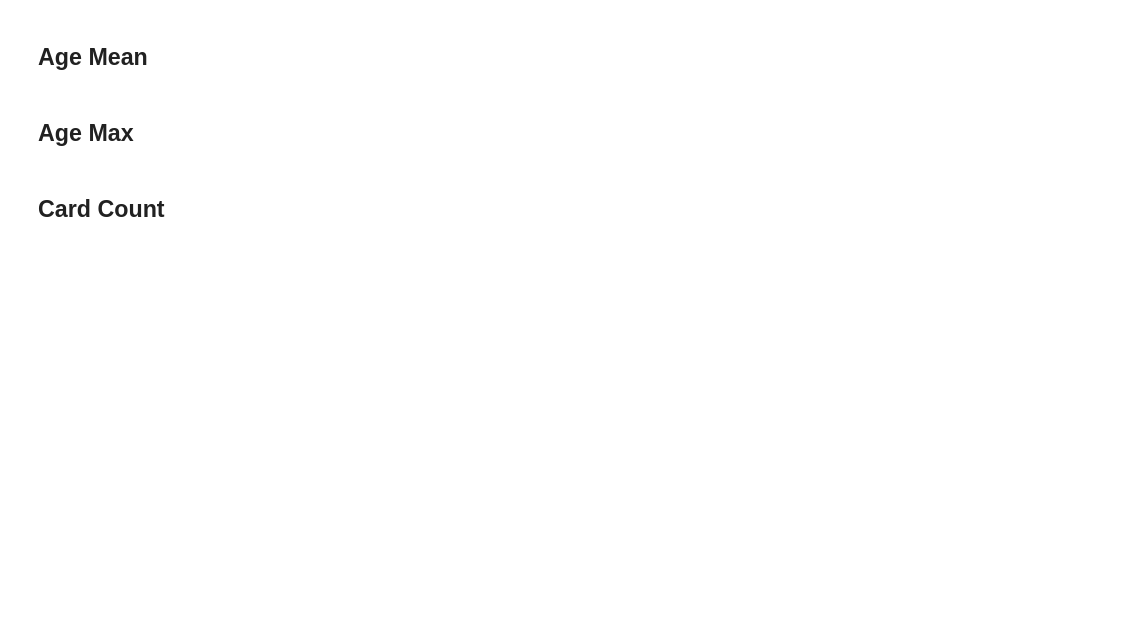
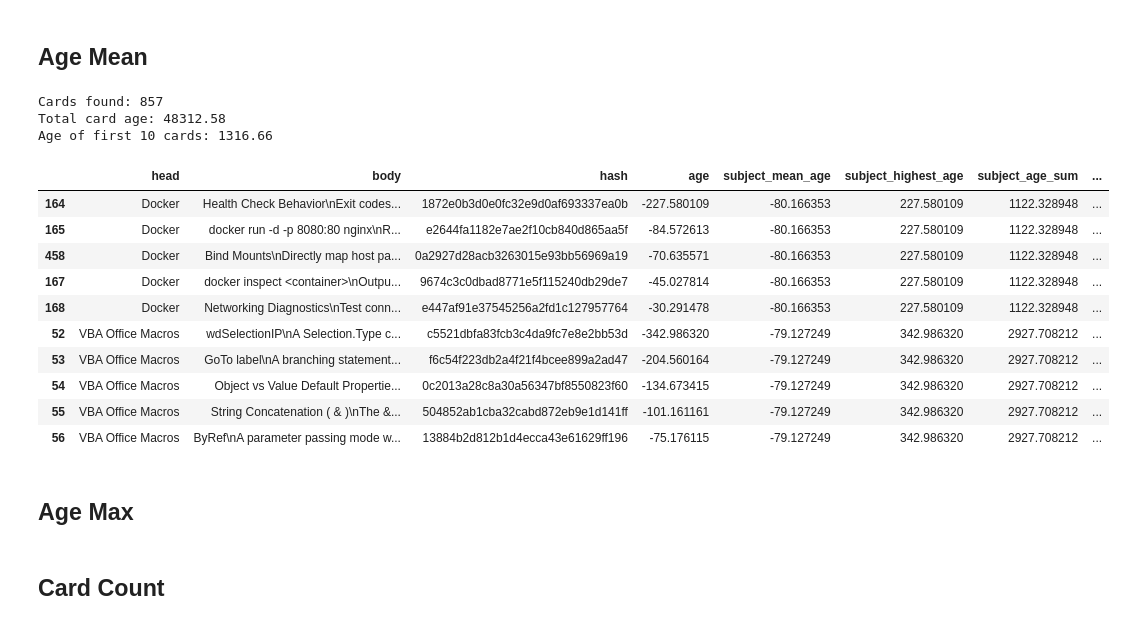
Before and after one commit to JayTY94/Certcards-refresh, a Jupyter notebook: shuffle.ipynb, the cells around one changed output. Drawn from its saved outputs; the diff is of its cells as text; code cells hidden in the pictures; blank space fills up the shorter version.

```diff
--- a/shuffle.ipynb
+++ b/shuffle.ipynb
@@ -250,16 +235,31 @@ Age of first 10 cards: 267.44
 # %% [markdown]
 ## Age Mean
 # %%
-# n=3
-# existing_cards['count'] = existing_cards.sort_values('age', ascending=False).groupby('head').cumcount()
-# existing_cards['n_fold'] = existing_cards['count'] % n
+n=3
+existing_cards['count'] = existing_cards.sort_values('age', ascending=False).groupby('head').cumcount()
+existing_cards['n_fold'] = existing_cards['count'] % n
 
-# existing_cards['subject_mean_age'] = existing_cards['subject_mean_age'] *-1
-# existing_cards['age'] = existing_cards['age'] *-1
-# existing_cards.sort_values(['n_fold', 'subject_mean_age', 'age'], inplace=True)
-# remake_card_document(existing_cards=existing_cards)
+existing_cards['subject_mean_age'] = existing_cards['subject_mean_age'] *-1
+existing_cards['age'] = existing_cards['age'] *-1
+existing_cards.sort_values(['n_fold', 'subject_mean_age', 'age'], inplace=True)
+remake_card_document(existing_cards=existing_cards)
 
-# existing_cards.head(10)
+existing_cards.head(10)
+# %% [output]
+Cards found: 857
+Total card age: 48312.58
+Age of first 10 cards: 1316.66
+|  | head | body | hash | age | subject_mean_age | subject_highest_age | subject_age_sum | ... |
+| 164 | Docker | Health Check Behavior\nExit codes... | 1872e0b3d0e0fc32e9d0af693337ea0b | -227.580109 | -80.166353 | 227.580109 | 1122.328948 | ... |
+| 165 | Docker | docker run -d -p 8080:80 nginx\nR... | e2644fa1182e7ae2f10cb840d865aa5f | -84.572613 | -80.166353 | 227.580109 | 1122.328948 | ... |
+| 458 | Docker | Bind Mounts\nDirectly map host pa... | 0a2927d28acb3263015e93bb56969a19 | -70.635571 | -80.166353 | 227.580109 | 1122.328948 | ... |
+| 167 | Docker | docker inspect <container>\nOutpu... | 9674c3c0dbad8771e5f115240db29de7 | -45.027814 | -80.166353 | 227.580109 | 1122.328948 | ... |
+| 168 | Docker | Networking Diagnostics\nTest conn... | e447af91e37545256a2fd1c127957764 | -30.291478 | -80.166353 | 227.580109 | 1122.328948 | ... |
+| 52 | VBA Office Macros | wdSelectionIP\nA Selection.Type c... | c5521dbfa83fcb3c4da9fc7e8e2bb53d | -342.986320 | -79.127249 | 342.986320 | 2927.708212 | ... |
+| 53 | VBA Office Macros | GoTo label\nA branching statement... | f6c54f223db2a4f21f4bcee899a2ad47 | -204.560164 | -79.127249 | 342.986320 | 2927.708212 | ... |
+| 54 | VBA Office Macros | Object vs Value Default Propertie... | 0c2013a28c8a30a56347bf8550823f60 | -134.673415 | -79.127249 | 342.986320 | 2927.708212 | ... |
+| 55 | VBA Office Macros | String Concatenation ( & )\nThe &... | 504852ab1cba32cabd872eb9e1d141ff | -101.161161 | -79.127249 | 342.986320 | 2927.708212 | ... |
+| 56 | VBA Office Macros | ByRef\nA parameter passing mode w... | 13884b2d812b1d4ecca43e61629ff196 | -75.176115 | -79.127249 | 342.986320 | 2927.708212 | ... |
 # %% [markdown]
 ## Age Max
 # %%
```
Also changed, not shown: parts of 7 cells of this notebook, 2 other files.
